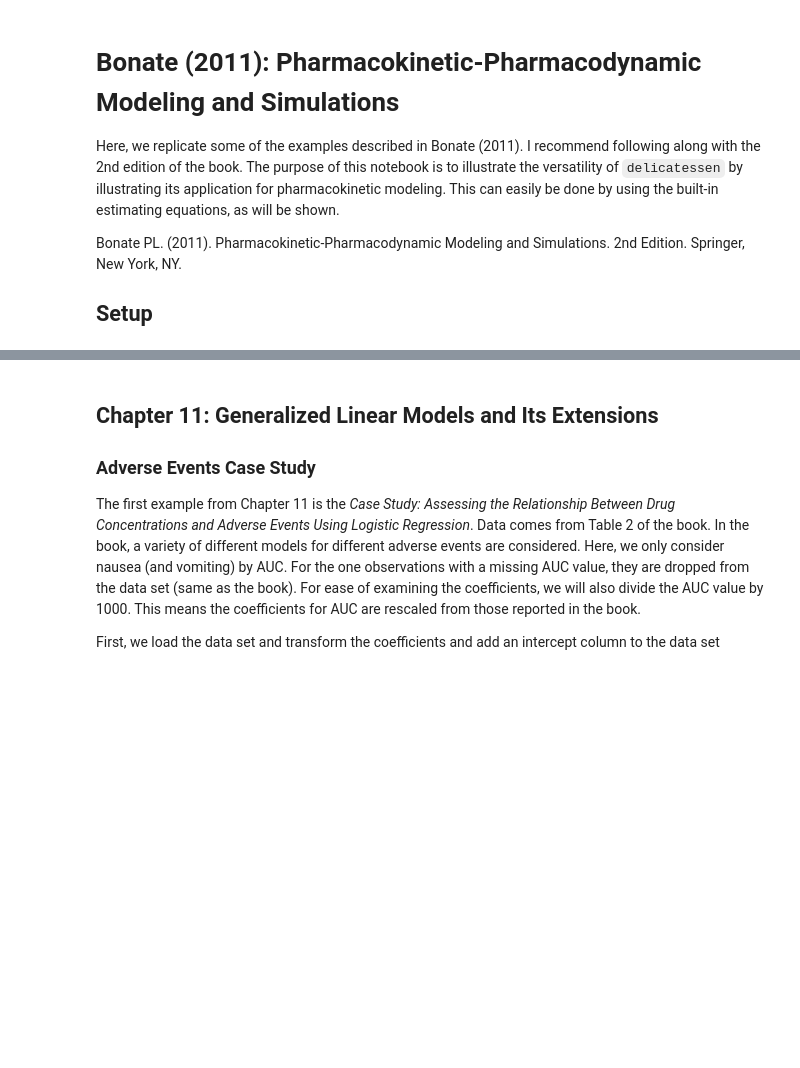
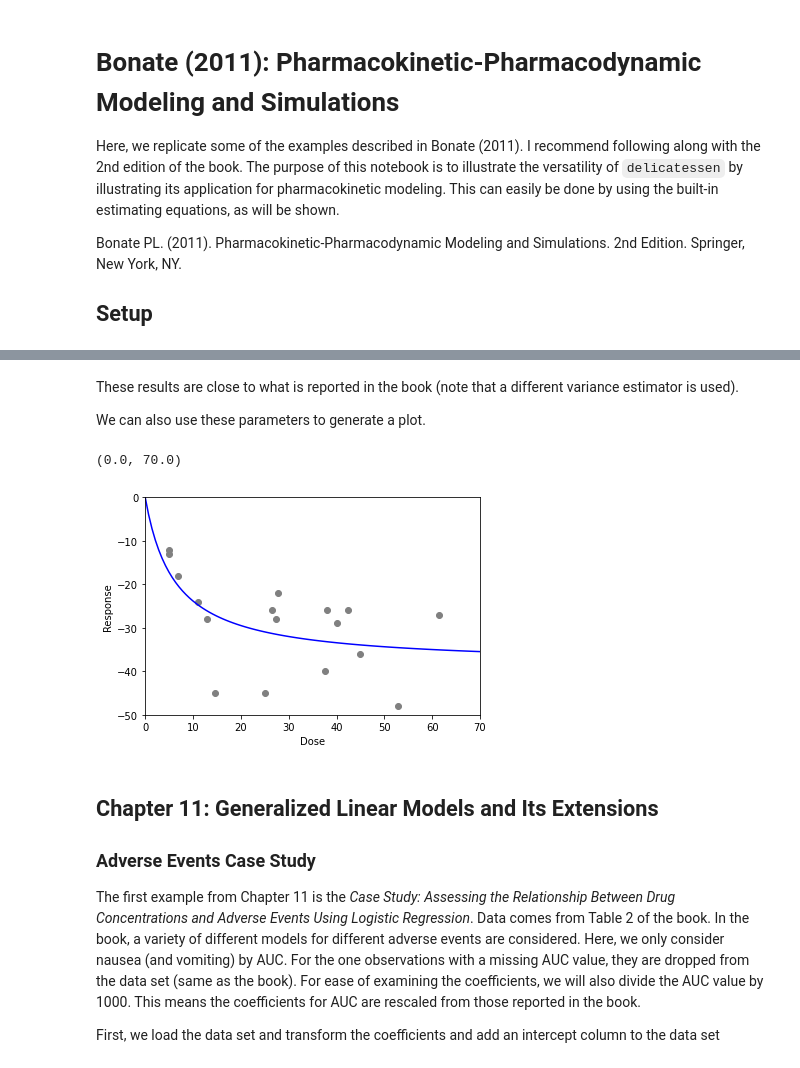
Before and after one commit to pzivich/Delicatessen, a Jupyter notebook: docs/Examples/Bonate-Pharmaco.ipynb, the cells around one changed output, grey strips where cells are left out. Cells and saved outputs as stored; diff of their text form; code cells hidden in the pictures; blank space fills up the shorter version.

```diff
--- a/docs/Examples/Bonate-Pharmaco.ipynb
+++ b/docs/Examples/Bonate-Pharmaco.ipynb
@@ -30,0 +62,8 @@ Delicatessen version: 2.2
+# %%
+def psi(theta):
+    lower = 0
+    vals = [0., ] + list(theta)
+    return ee_emax(theta=vals, dose=d, response=r)[1:, :]
+# %%
+estr = MEstimator(psi, init=[-40, 5])
+estr.estimate()
@@ -31,3 +87,20 @@ Delicatessen version: 2.2
+# %% [markdown]
+These results are close to what is reported in the book (note that a different variance estimator is used).
+
+We can also use these parameters to generate a plot.
+# %%
+x = np.linspace(0, 70, 100)
+y = estr.theta[0] * x / (estr.theta[1] + x)
+
+plt.plot(d, r, 'o', color='gray')
+plt.plot(x, y, '-', color='blue')
+plt.xlabel("Dose")
+plt.ylim([-50, 0])
+plt.ylabel("Response")
+plt.xlim([0, 70])
+# %% [output]
+(0.0, 70.0)
+[figure, added]
 # %% [markdown]
 ## Chapter 11: Generalized Linear Models and Its Extensions
 
```
Also changed, not shown: parts of 7 cells of this notebook, 13 other files.
